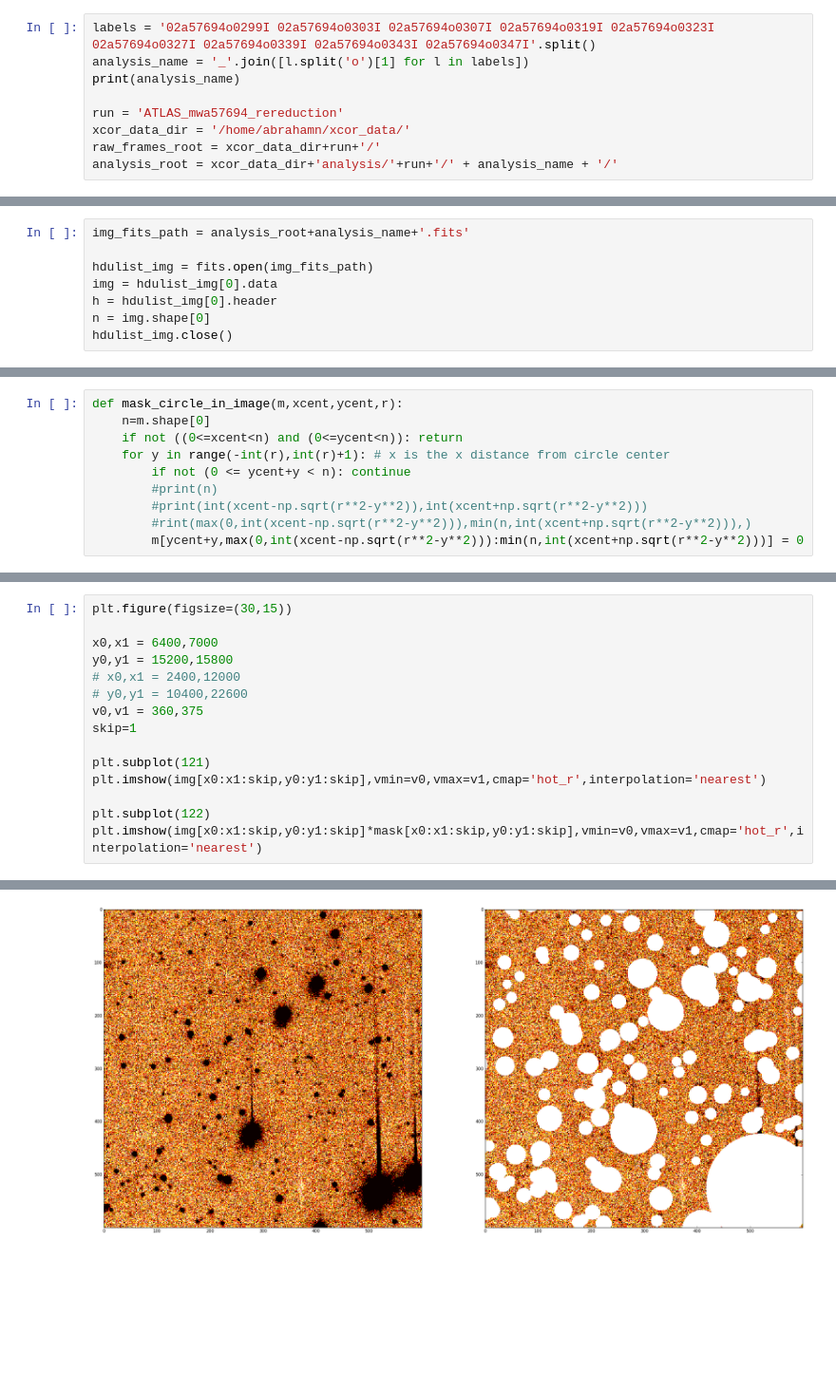
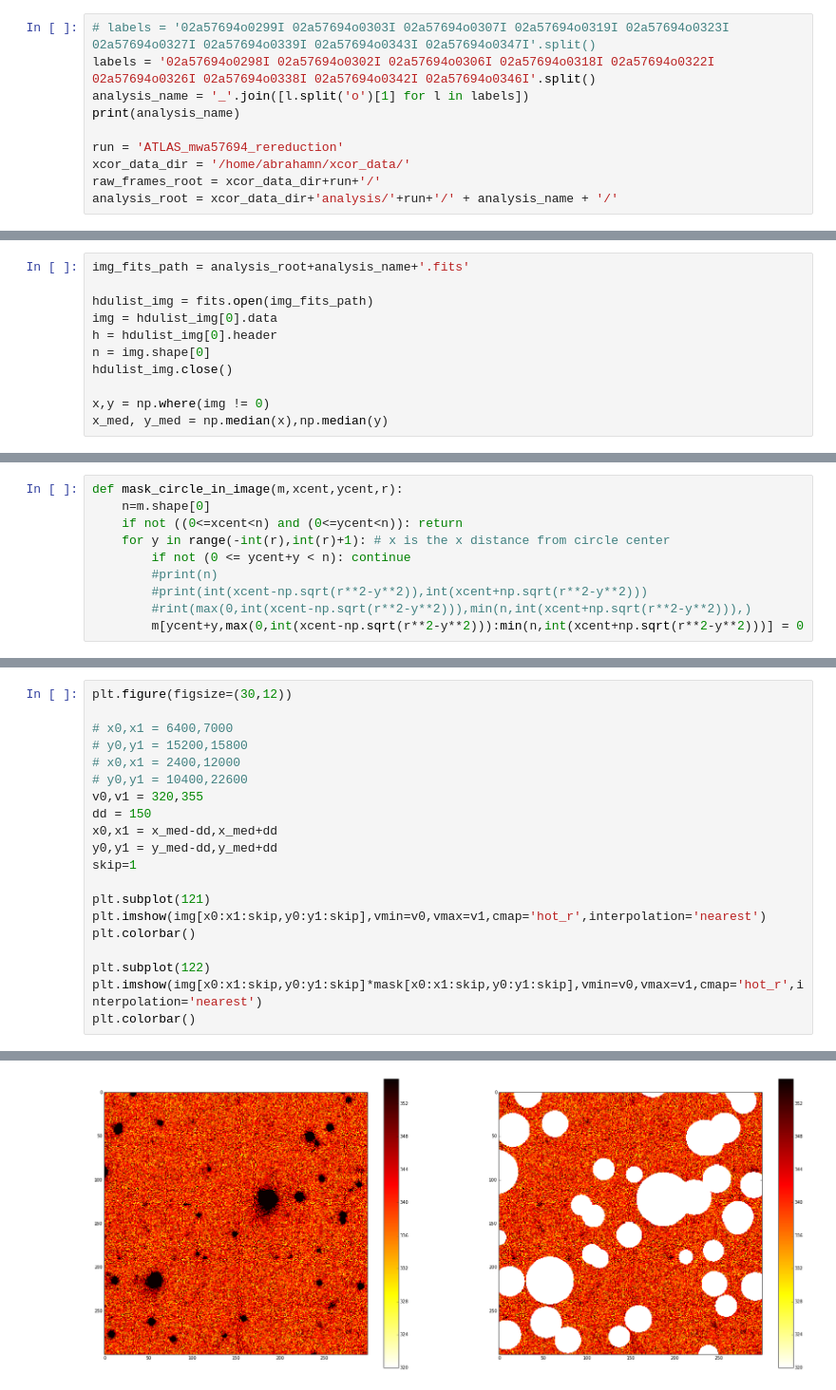
Before and after one commit to abrahamneben/21cmIRxcor, a Jupyter notebook: better_fg_masking_with_opt_pspec/test_brightness_dependent_masking.ipynb, the cells around one changed output, grey strips where cells are left out. Shown at 95% size. Saved outputs shown, nothing was run; the diff lists cells and outputs as text; blank space fills up the shorter version.

```diff
--- a/better_fg_masking_with_opt_pspec/test_brightness_dependent_masking.ipynb
+++ b/better_fg_masking_with_opt_pspec/test_brightness_dependent_masking.ipynb
@@ -15,5 +38,6 @@ from scipy.optimize import curve_fit
 # %%
-labels = '02a57694o0299I 02a57694o0303I 02a57694o0307I 02a57694o0319I 02a57694o0323I 02a57694o0327I 02a57694o0339I 02a57694o0343I 02a57694o0347I'.split()
+# labels = '02a57694o0299I 02a57694o0303I 02a57694o0307I 02a57694o0319I 02a57694o0323I 02a57694o0327I 02a57694o0339I 02a57694o0343I 02a57694o0347I'.split()
+labels = '02a57694o0298I 02a57694o0302I 02a57694o0306I 02a57694o0318I 02a57694o0322I 02a57694o0326I 02a57694o0338I 02a57694o0342I 02a57694o0346I'.split()
 analysis_name = '_'.join([l.split('o')[1] for l in labels])
 print(analysis_name)
 
@@ -51,6 +75,9 @@ img = hdulist_img[0].data
 h = hdulist_img[0].header
 n = img.shape[0]
 hdulist_img.close()
+
+x,y = np.where(img != 0)
+x_med, y_med = np.median(x),np.median(y)
 # %%
 regfiletest = open(analysis_root+'regfiletest.reg','w')
 
@@ -139,16 +164,21 @@ for i in range(len(secat.ra)):
 # %%
-plt.figure(figsize=(30,15))
+plt.figure(figsize=(30,12))
 
-x0,x1 = 6400,7000
-y0,y1 = 15200,15800
+# x0,x1 = 6400,7000
+# y0,y1 = 15200,15800
 # x0,x1 = 2400,12000
 # y0,y1 = 10400,22600
-v0,v1 = 360,375
+v0,v1 = 320,355
+dd = 150
+x0,x1 = x_med-dd,x_med+dd
+y0,y1 = y_med-dd,y_med+dd
 skip=1
 
 plt.subplot(121)
 plt.imshow(img[x0:x1:skip,y0:y1:skip],vmin=v0,vmax=v1,cmap='hot_r',interpolation='nearest')
+plt.colorbar()
 
 plt.subplot(122)
 plt.imshow(img[x0:x1:skip,y0:y1:skip]*mask[x0:x1:skip,y0:y1:skip],vmin=v0,vmax=v1,cmap='hot_r',interpolation='nearest')
+plt.colorbar()
 # %% [output]
@@ -156,2 +186,2 @@ plt.imshow(img[x0:x1:skip,y0:y1:skip]*mask[x0:x1:skip,y0:y1:skip],vmin=v0,vmax=v
-[figure, old version]
+[figure, new version]
 # %%
```
Also changed, not shown: parts of 25 cells of this notebook, 5 other files.
